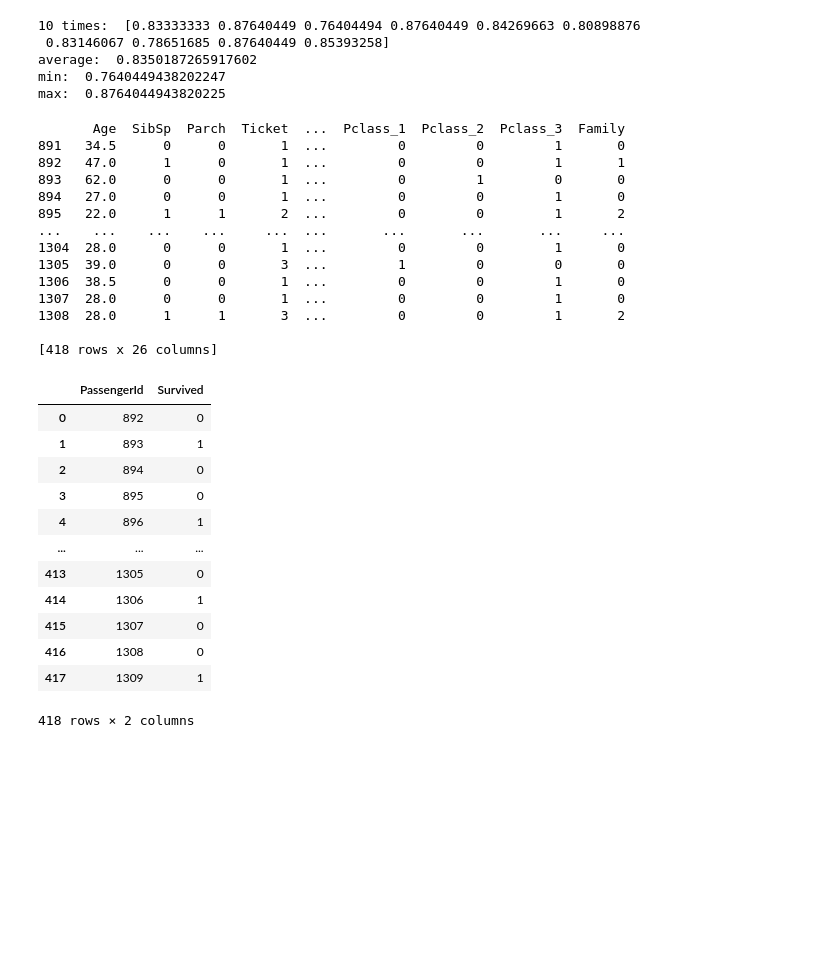
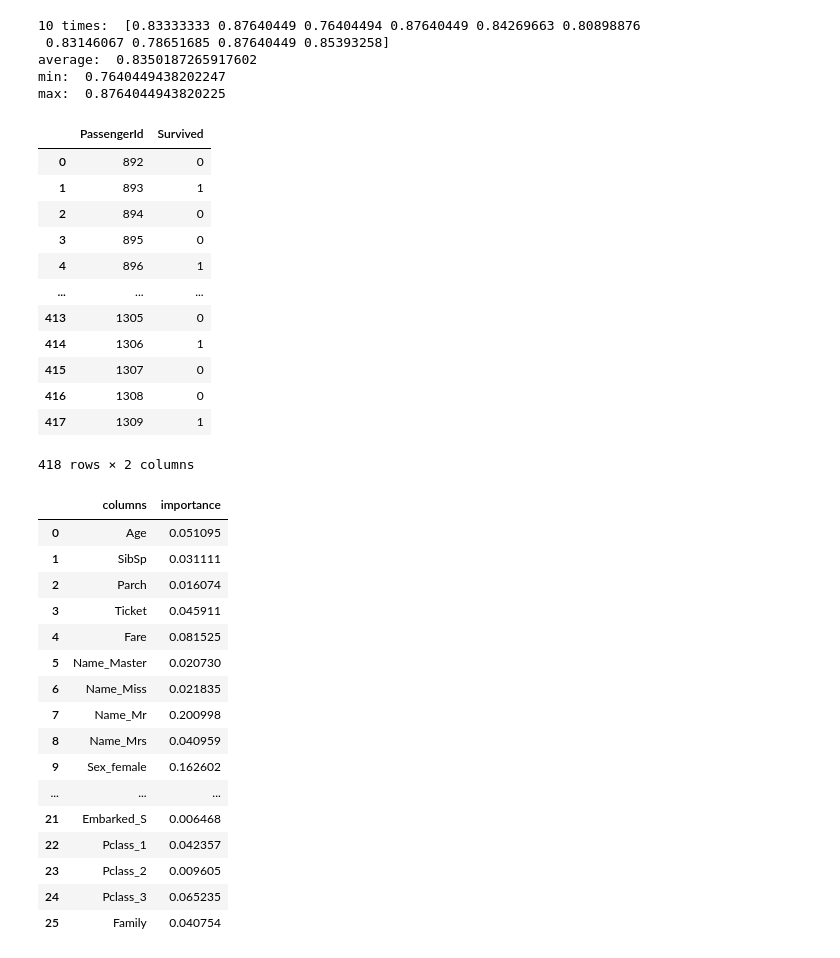
Before and after one commit to HJ-Kurt-Su/ml-train, a Jupyter notebook: titanic.ipynb, the cells around one changed output. Cells and saved outputs as stored; diff of their text form; code cells hidden in the pictures; blank space fills up the shorter version.

```diff
--- a/titanic.ipynb
+++ b/titanic.ipynb
@@ -196,7 +196,7 @@ max:  0.8764044943820225
 # %%
 clf = RandomForestClassifier(n_estimators=73, max_depth=5)
 clf.fit(x_train, y_train)
-print(x_test)
+# print(x_test)
 pre = clf.predict(x_test)
 result = pd.DataFrame({
     "PassengerId": test_df["PassengerId"],
@@ -205,30 +205,16 @@ result = pd.DataFrame({
 result.to_csv("radomforest.csv", encoding="utf-8", index=False)
 result
 # %% [output]
+|  | PassengerId | Survived |
+| 0 | 892 | 0 |
+| 1 | 893 | 1 |
+| 2 | 894 | 0 |
+| 3 | 895 | 0 |
+| 4 | 896 | 1 |
+| ... | ... | ... |
+| 413 | 1305 | 0 |
+| 414 | 1306 | 1 |
+| 415 | 1307 | 0 |
+| 416 | 1308 | 0 |
+| 417 | 1309 | 1 |
-       Age  SibSp  Parch  Ticket  ...  Pclass_1  Pclass_2  Pclass_3  Family
-891   34.5      0      0       1  ...         0         0         1       0
-892   47.0      1      0       1  ...         0         0         1       1
-893   62.0      0      0       1  ...         0         1         0       0
-894   27.0      0      0       1  ...         0         0         1       0
-895   22.0      1      1       2  ...         0         0         1       2
-...    ...    ...    ...     ...  ...       ...       ...       ...     ...
-1304  28.0      0      0       1  ...         0         0         1       0
-1305  39.0      0      0       3  ...         1         0         0       0
-1306  38.5      0      0       1  ...         0         0         1       0
-1307  28.0      0      0       1  ...         0         0         1       0
-1308  28.0      1      1       3  ...         0         0         1       2
-
-[418 rows x 26 columns]
+418 rows × 2 columns
-|  | PassengerId | Survived |
-| 0 | 892 | 0 |
-| 1 | 893 | 1 |
-| 2 | 894 | 0 |
-| 3 | 895 | 0 |
-| 4 | 896 | 1 |
-| ... | ... | ... |
-| 413 | 1305 | 0 |
-| 414 | 1306 | 1 |
-| 415 | 1307 | 0 |
-| 416 | 1308 | 0 |
-| 417 | 1309 | 1 |
-418 rows × 2 columns
@@ -237,0 +221,24 @@ scaler = MinMaxScaler()
+# %%
+
+pd.DataFrame({
+    "columns":datas.columns,
+    "importance":clf.feature_importances_
+})
+# %% [output]
+|  | columns | importance |
+| 0 | Age | 0.051095 |
+| 1 | SibSp | 0.031111 |
+| 2 | Parch | 0.016074 |
+| 3 | Ticket | 0.045911 |
+| 4 | Fare | 0.081525 |
+| 5 | Name_Master | 0.020730 |
+| 6 | Name_Miss | 0.021835 |
+| 7 | Name_Mr | 0.200998 |
+| 8 | Name_Mrs | 0.040959 |
+| 9 | Sex_female | 0.162602 |
+| ... | ... | ... |
+| 21 | Embarked_S | 0.006468 |
+| 22 | Pclass_1 | 0.042357 |
+| 23 | Pclass_2 | 0.009605 |
+| 24 | Pclass_3 | 0.065235 |
+| 25 | Family | 0.040754 |
```
Also changed, not shown: parts of 5 cells of this notebook.
